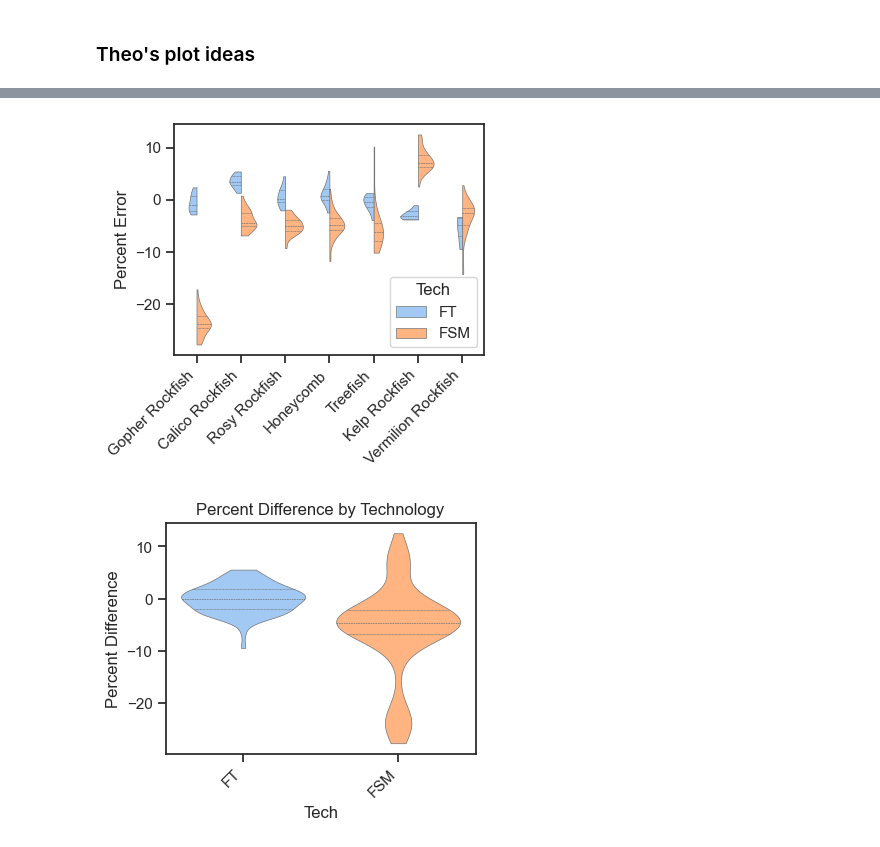
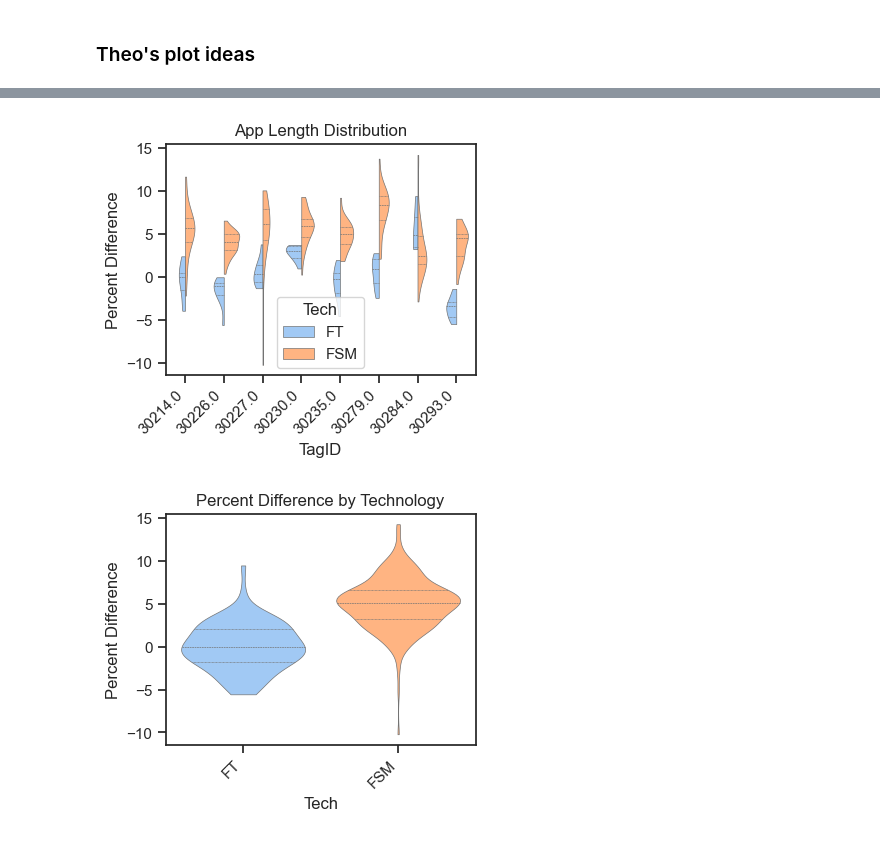
Before and after one commit to UCSD-E4E/fishsense-mobile-oceans-2025, a Jupyter notebook: scripts/02_plotting.ipynb, the cells around one changed output, grey strips where cells are left out. Cells and saved outputs as stored; diff of their text form; code cells hidden in the pictures.

```diff
--- a/scripts/02_plotting.ipynb
+++ b/scripts/02_plotting.ipynb
@@ -45,13 +45,13 @@ def rock_fish_adjustment(df):
 
 # ccfrp_results = pd.concat(ccfrp_dfs)
 
-ccfrp_results = pd.read_csv('/Users/anu/Documents/e4e/2025-07-21_fishsense-mobile-data-processing/data/fishsense_output - fish_length_prediction_filtered_date_v5.csv')
+ccfrp_results = pd.read_csv('/Users/anu/Documents/e4e/2025-07-21_fishsense-mobile-data-processing/data/fishsense_output - fish_length_prediction_filtered_date_v10.csv')
 ccfrp_results = rock_fish_adjustment(ccfrp_results)
 ccfrp_results = ccfrp_results.query('timestamp_pst_date == "2025-07-01"')
 
 lab_results = pd.read_csv('/Users/anu/Documents/e4e/2025-07-21_fishsense-mobile-data-processing/data/fishsense_output - 20250701.csv')
 
-ccfrp_results = ccfrp_results[['Common Name', 'TagID', 'Device', 'GT Total Length', 'GT Fork Length', 'Predicted Length', 'confidence']]
+ccfrp_results = ccfrp_results[['Common Name', 'TagID', 'Device', 'GT Total Length', 'GT Fork Length', 'Predicted Length', 'confidence', 'angle', 'x_angle', 'y_angle']]
 
 ccfrp_results['Tech'] = 'FSM'
 ccfrp_results['Device'] = ('Ipad' if ccfrp_results['Device'].str == 'iPad' else ccfrp_results['Device'])
@@ -91,10 +91,11 @@ lab_df = lab_df.query('Tech != "FSM"')
 
 lab_df = pd.concat([lab_df, ccfrp_results], ignore_index=True)
 
+lab_df['Device'] = np.where((lab_df['Device'].str.contains('iPhone')) | (lab_df['Device'].str.contains('Phone')), 'iPhone', 'iPad')
 
 lab_df['GT Length'] = lab_df['GT Total Length'] if (lab_df['Tech'].str == 'FT') else lab_df['GT Fork Length']
 
-lab_df['Residual'] = (lab_df['GT Length'] - lab_df['Predicted Length'])
+lab_df['Residual'] = (lab_df['Predicted Length'] - lab_df['GT Length'])
 lab_df['Percent Error'] = (lab_df['Residual'] / lab_df['GT Length']) * 100
 # %%
 from numpy import mean
@@ -220,0 +304,20 @@ plt.savefig('/Users/anu/Documents/e4e/2025-07-21_fishsense-mobile-data-processin
+# %%
+import numpy as np
+# X axis: angle of photo
+
+
+fig, ax = plt.subplots()
+ax.tick_params(bottom=True, left=True)
+
+lab_df['transformed_difference'] = lab_df.query('Tech == "FSM"')['Residual']
+lab_df['transformed_angle'] = lab_df.query('Tech == "FSM"')['x_angle']
+
+
+ax = sns.scatterplot(data=lab_df, x='transformed_angle', y='transformed_difference', hue='Tech',  alpha=0.2, s=25)
+
+plt.legend(frameon=True, loc='lower right')
+plt.xlabel("Angle")
+plt.title("FishSense Length vs. Angle")
+
+
+# plt.savefig('/Users/anu/Documents/e4e/2025-07-21_fishsense-mobile-data-processing/plots/fsm_ft_scatter.pdf', bbox_inches='tight')
@@ -221,20 +327,21 @@ plt.savefig('/Users/anu/Documents/e4e/2025-07-21_fishsense-mobile-data-processin
 # %%
 # violin plot fsm vs ft
 
 
 fig, ax = plt.subplots()
 ax.tick_params(bottom=True, left=True)
 
-sns.violinplot(data=lab_df, y='Percent Error', x='Common Name', hue='Tech', split=True, inner='quartile', cut=0, linewidth=0.5,                # thinner lines like Matplotlib                # remove inner box/points if not needed
+sns.violinplot(data=lab_df, y='Percent Error', x='TagID', hue='Tech', split=True, inner='quartile', cut=0, linewidth=0.5,                # thinner lines like Matplotlib                # remove inner box/points if not needed
     palette="pastel",           # use a Matplotlib-like pastel palette
     saturation=1)
-plt.xlabel('Percent Difference')
+
+plt.title('App Length Distribution')
+plt.ylabel('Percent Difference')
 plt.xticks(rotation=45, ha='right')
-plt.xlabel(None)
 
-plt.savefig('/Users/anu/Documents/e4e/2025-07-21_fishsense-mobile-data-processing/plots/fsm_ft_species_error.pdf')
+plt.savefig('/Users/anu/Documents/e4e/2025-07-21_fishsense-mobile-data-processing/plots/fsm_ft_species_error.pdf', bbox_inches='tight')
 # %% [output]
-[figure, old version]
+[figure, new version]
 # %%
 # violin plot for ft vs fsm
 
@@ -251,4 +358,4 @@ plt.title('Percent Difference by Technology')
 
 plt.savefig('/Users/anu/Documents/e4e/2025-07-21_fishsense-mobile-data-processing/plots/fsm_ft_error.pdf')
 # %% [output]
-[figure, old version]
+[figure, new version]
```
Also changed, not shown: parts of 25 cells of this notebook, 10 other files.
